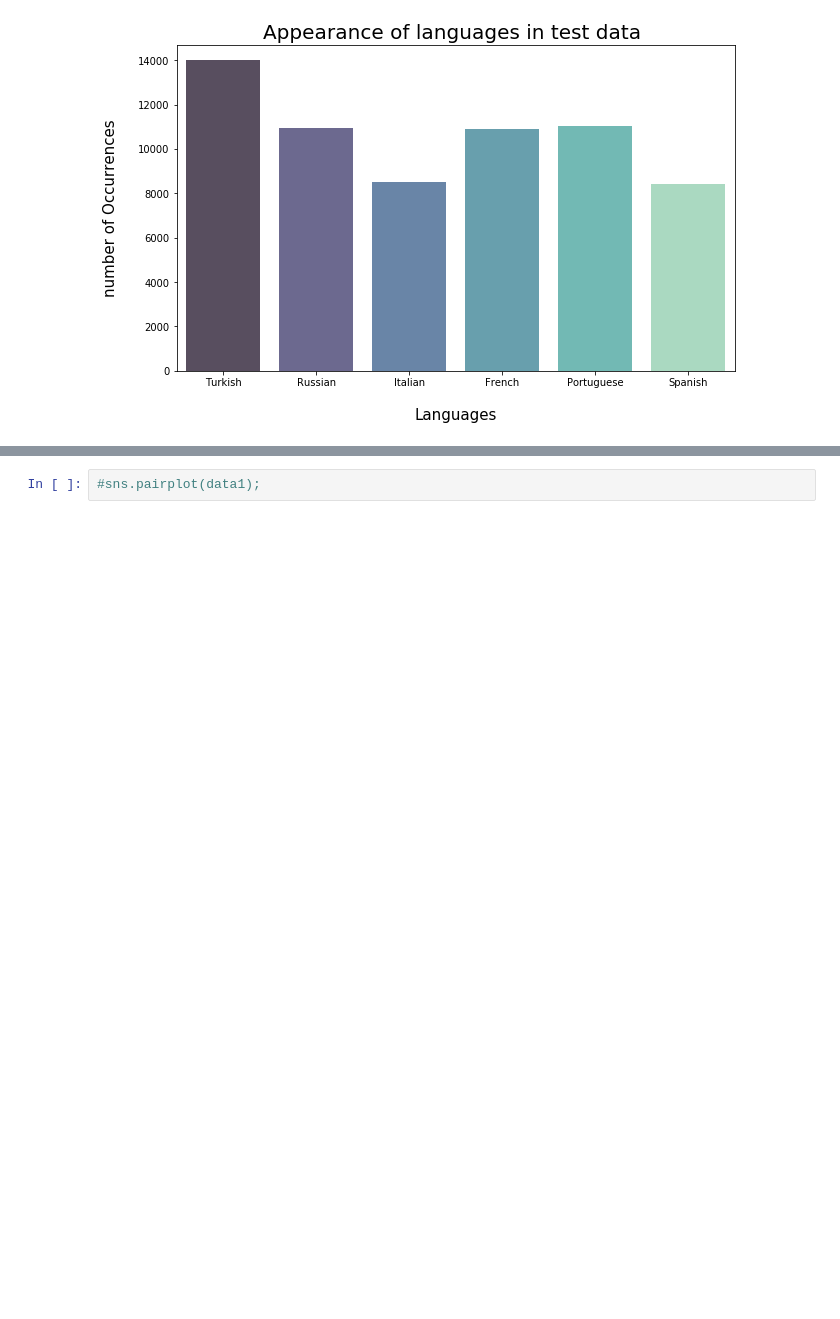
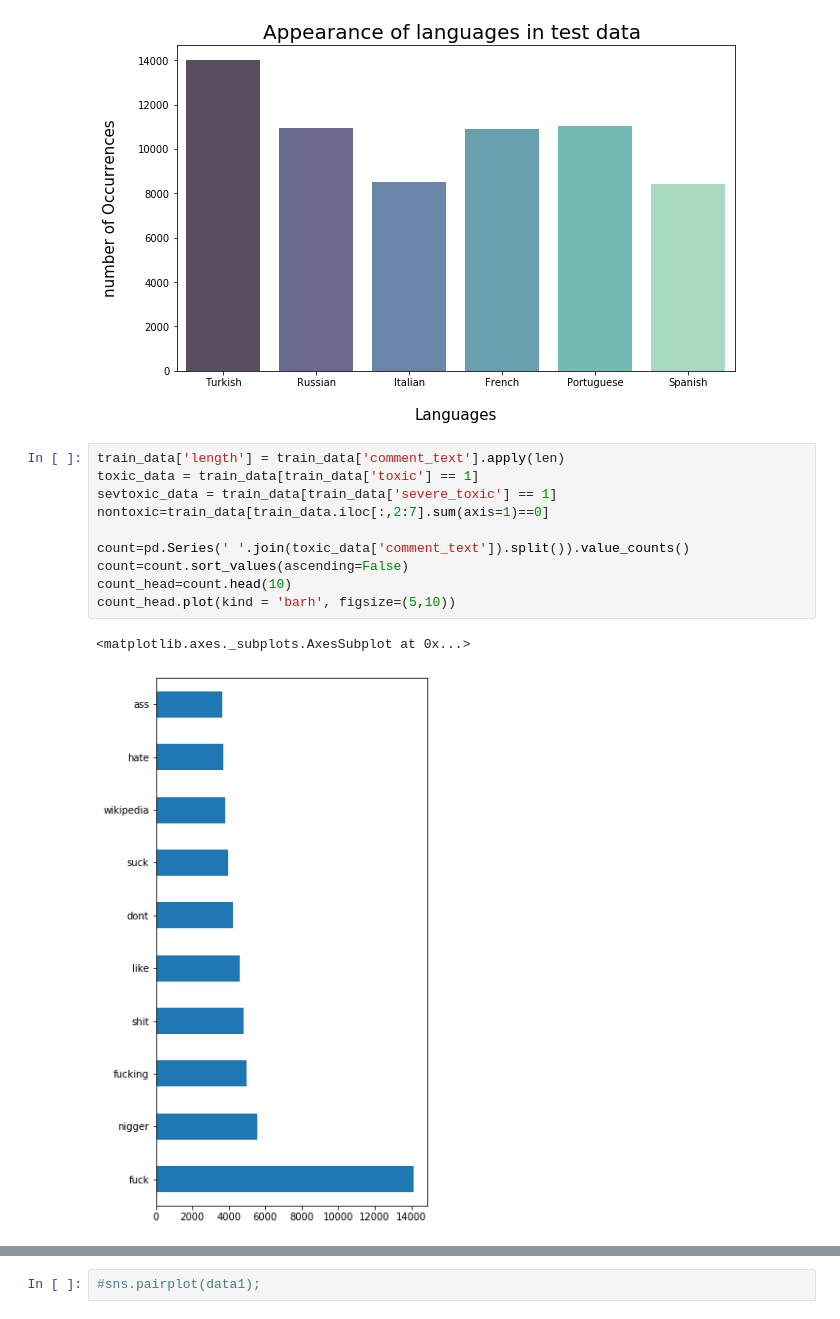
Before and after one commit to drenize/Multilingual_NLP_Classifier_Toxic_Comments, a Jupyter notebook: Toxic_Comments_EDA.ipynb, the cells around one changed output, grey strips where cells are left out. Drawn from its saved outputs; the diff is of its cells as text; blank space fills up the shorter version.

```diff
--- a/Toxic_Comments_EDA.ipynb
+++ b/Toxic_Comments_EDA.ipynb
@@ -305,3 +372,16 @@ plt.xlabel('Languages', fontsize=15,labelpad=20)
 plt.show()
 # %% [output]
 [figure]
+# %%
+train_data['length'] = train_data['comment_text'].apply(len)
+toxic_data = train_data[train_data['toxic'] == 1]
+sevtoxic_data = train_data[train_data['severe_toxic'] == 1]
+nontoxic=train_data[train_data.iloc[:,2:7].sum(axis=1)==0]
+
+count=pd.Series(' '.join(toxic_data['comment_text']).split()).value_counts()
+count=count.sort_values(ascending=False)
+count_head=count.head(10)
+count_head.plot(kind = 'barh', figsize=(5,10))
+# %% [output]
+<matplotlib.axes._subplots.AxesSubplot at 0x...>
+[figure, added]
```
Also changed, not shown: parts of 15 cells of this notebook, 1 other file.
